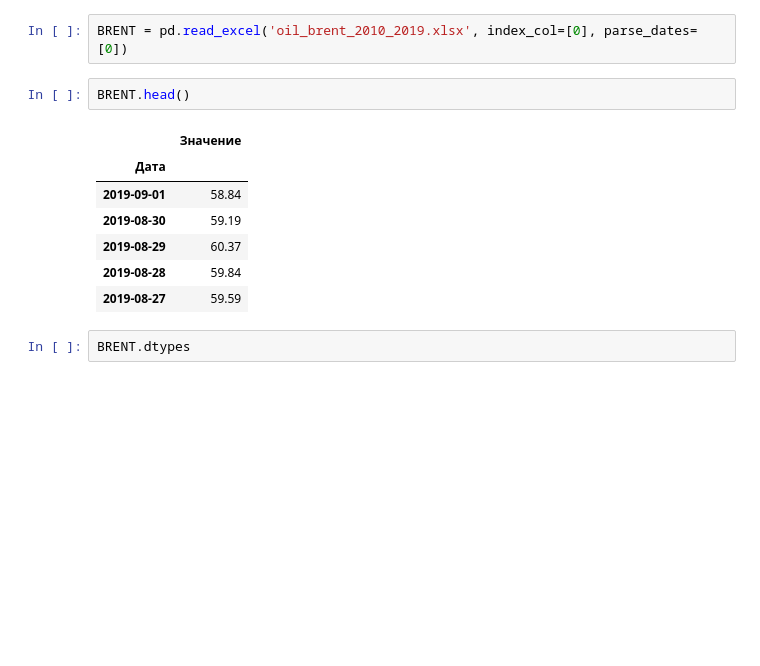
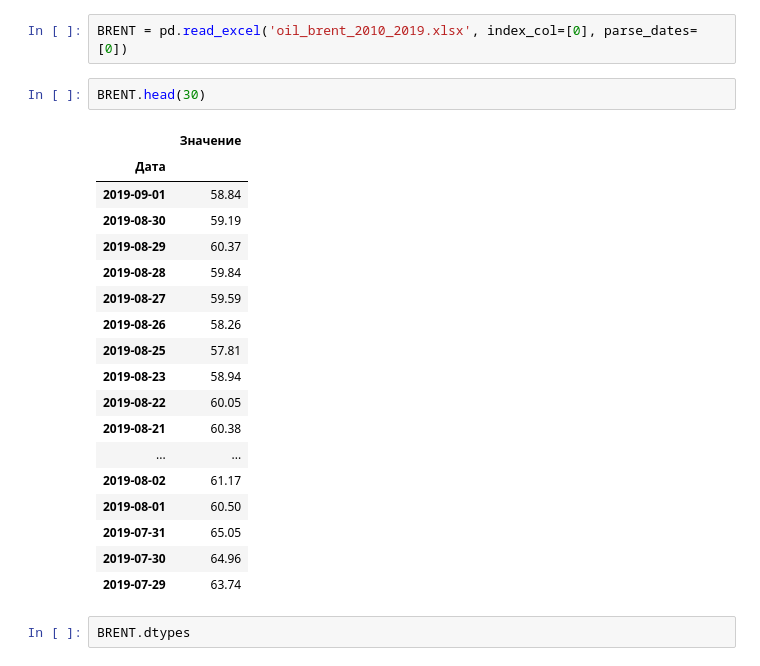
Before and after one commit to PavelMurachev/GeekBrains, a Jupyter notebook: MLBiz_DZ/MLBiz_DZ_1_colab.ipynb, the cells around one changed output. Saved outputs shown, nothing was run; the diff lists cells and outputs as text; blank space fills up the shorter version.

```diff
--- a/MLBiz_DZ/MLBiz_DZ_1_colab.ipynb
+++ b/MLBiz_DZ/MLBiz_DZ_1_colab.ipynb
@@ -102,15 +114,26 @@ pandas_profiling.ProfileReport(DUQ)
 # %%
 BRENT = pd.read_excel('oil_brent_2010_2019.xlsx', index_col=[0], parse_dates=[0])
 # %%
-BRENT.head()
+BRENT.head(30)
 # %% [output]
 |  | Значение |
 | Дата |  |
 | 2019-09-01 | 58.84 |
 | 2019-08-30 | 59.19 |
 | 2019-08-29 | 60.37 |
 | 2019-08-28 | 59.84 |
 | 2019-08-27 | 59.59 |
+| 2019-08-26 | 58.26 |
+| 2019-08-25 | 57.81 |
+| 2019-08-23 | 58.94 |
+| 2019-08-22 | 60.05 |
+| 2019-08-21 | 60.38 |
+| ... | ... |
+| 2019-08-02 | 61.17 |
+| 2019-08-01 | 60.50 |
+| 2019-07-31 | 65.05 |
+| 2019-07-30 | 64.96 |
+| 2019-07-29 | 63.74 |
 # %%
 BRENT.dtypes
 # %% [output]
```
Also changed, not shown: parts of 9 cells of this notebook.
